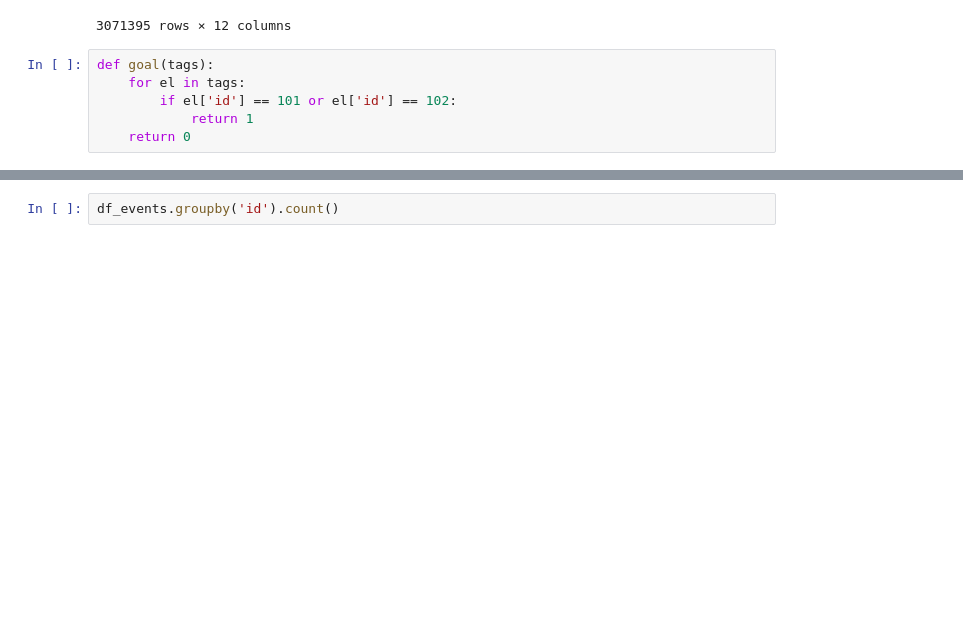
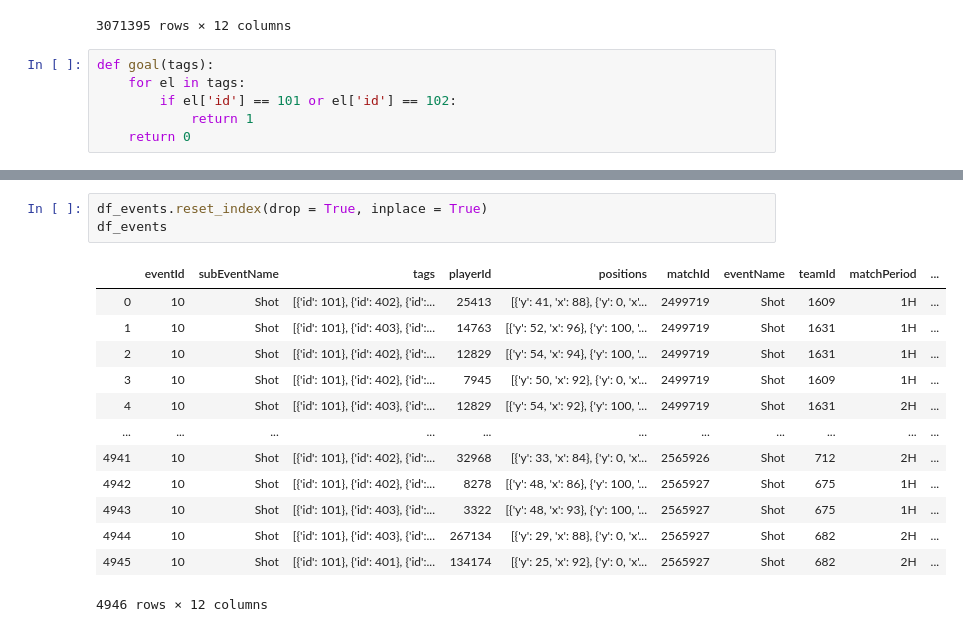
Before and after one commit to silviuspac/Homework_2, a Jupyter notebook: CRQ1.ipynb, the cells around one changed output, grey strips where cells are left out. Cells and saved outputs as stored; diff of their text form; blank space fills up the shorter version.

```diff
--- a/CRQ1.ipynb
+++ b/CRQ1.ipynb
@@ -45,5 +48,20 @@ df_events
 | 3070981 | 10 | Shot | [{'id': 101}, {'id': 403}, {'id':... | 267134 | [{'y': 29, 'x': 88}, {'y': 0, 'x'... | 2565927 | Shot | 682 | 2H | ... |
 | 3071276 | 10 | Shot | [{'id': 101}, {'id': 401}, {'id':... | 134174 | [{'y': 25, 'x': 92}, {'y': 0, 'x'... | 2565927 | Shot | 682 | 2H | ... |
 4946 rows × 12 columns
-# %%
-df_events.groupby('id').count()
+# %%
+df_events.reset_index(drop = True, inplace = True)
+df_events
+# %% [output]
+|  | eventId | subEventName | tags | playerId | positions | matchId | eventName | teamId | matchPeriod | ... |
+| 0 | 10 | Shot | [{'id': 101}, {'id': 402}, {'id':... | 25413 | [{'y': 41, 'x': 88}, {'y': 0, 'x'... | 2499719 | Shot | 1609 | 1H | ... |
+| 1 | 10 | Shot | [{'id': 101}, {'id': 403}, {'id':... | 14763 | [{'y': 52, 'x': 96}, {'y': 100, '... | 2499719 | Shot | 1631 | 1H | ... |
+| 2 | 10 | Shot | [{'id': 101}, {'id': 402}, {'id':... | 12829 | [{'y': 54, 'x': 94}, {'y': 100, '... | 2499719 | Shot | 1631 | 1H | ... |
+| 3 | 10 | Shot | [{'id': 101}, {'id': 402}, {'id':... | 7945 | [{'y': 50, 'x': 92}, {'y': 0, 'x'... | 2499719 | Shot | 1609 | 1H | ... |
+| 4 | 10 | Shot | [{'id': 101}, {'id': 403}, {'id':... | 12829 | [{'y': 54, 'x': 92}, {'y': 100, '... | 2499719 | Shot | 1631 | 2H | ... |
+| ... | ... | ... | ... | ... | ... | ... | ... | ... | ... | ... |
+| 4941 | 10 | Shot | [{'id': 101}, {'id': 402}, {'id':... | 32968 | [{'y': 33, 'x': 84}, {'y': 0, 'x'... | 2565926 | Shot | 712 | 2H | ... |
+| 4942 | 10 | Shot | [{'id': 101}, {'id': 402}, {'id':... | 8278 | [{'y': 48, 'x': 86}, {'y': 100, '... | 2565927 | Shot | 675 | 1H | ... |
+| 4943 | 10 | Shot | [{'id': 101}, {'id': 403}, {'id':... | 3322 | [{'y': 48, 'x': 93}, {'y': 100, '... | 2565927 | Shot | 675 | 1H | ... |
+| 4944 | 10 | Shot | [{'id': 101}, {'id': 403}, {'id':... | 267134 | [{'y': 29, 'x': 88}, {'y': 0, 'x'... | 2565927 | Shot | 682 | 2H | ... |
+| 4945 | 10 | Shot | [{'id': 101}, {'id': 401}, {'id':... | 134174 | [{'y': 25, 'x': 92}, {'y': 0, 'x'... | 2565927 | Shot | 682 | 2H | ... |
+4946 rows × 12 columns
```
Also changed, not shown: parts of 14 cells of this notebook.
